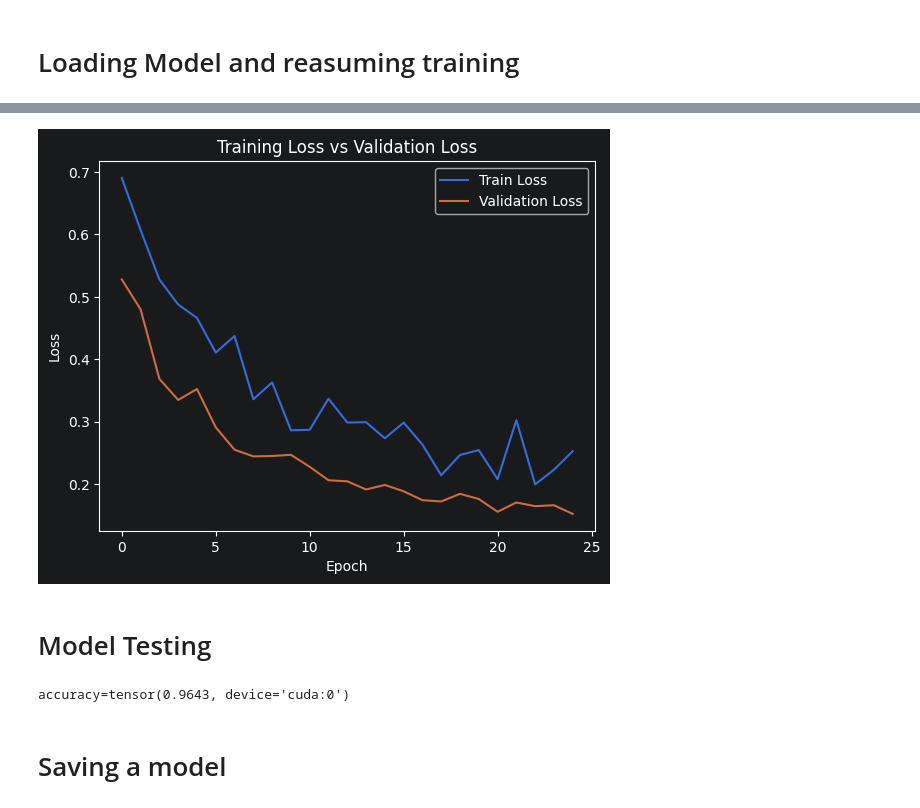
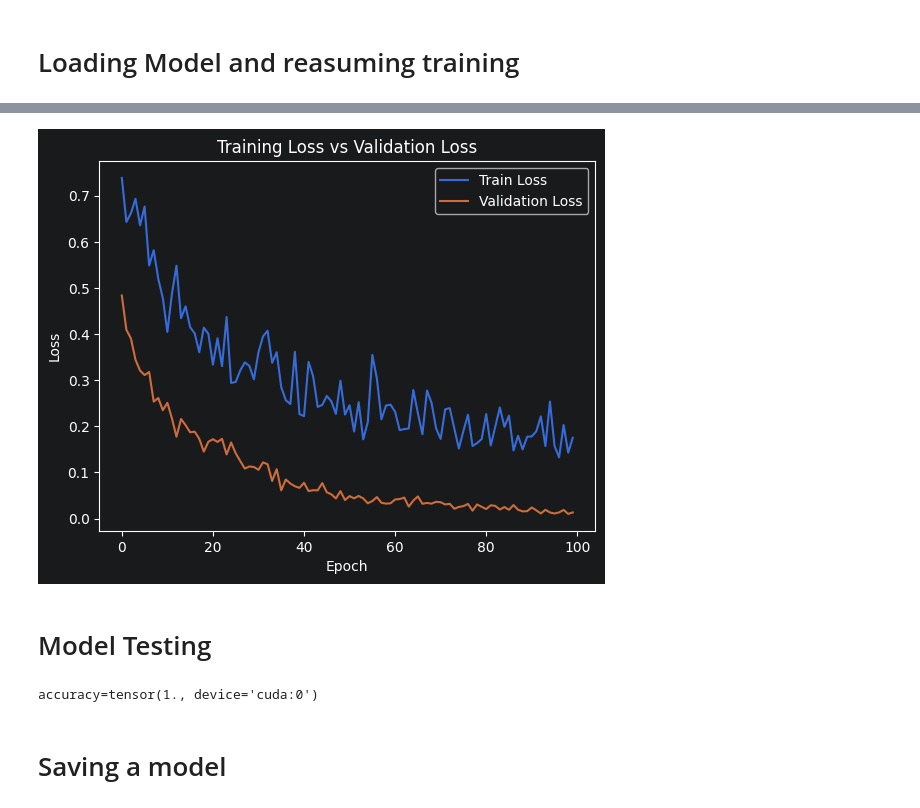
Before and after one commit to AI-MED-AGH/handwritten-digits-recognizer, a Jupyter notebook: Fine_tuning.ipynb, the cells around one changed output, grey strips where cells are left out. Drawn from its saved outputs; the diff is of its cells as text; code cells hidden in the pictures.

Commit message:
Change default recognizer into RecognizerV3ker5, adjust hyperparameters add softened ElasticTransform for data augmentation

```diff
--- a/Fine_tuning.ipynb
+++ b/Fine_tuning.ipynb
@@ -123,22 +123,22 @@ torch.Size([1, 28, 28])
 train_transform = torchvision.transforms.Compose([
     torchvision.transforms.RandomRotation(degrees=5),
     torchvision.transforms.RandomAffine(degrees=0, translate=(0.05, 0.05), scale=(0.9, 1.10)),
-    # torchvision.transforms.ElasticTransform(alpha=10.0, sigma=5.0) # temporary remove ElasticTransform
+    torchvision.transforms.ElasticTransform(alpha=5.0, sigma=2.0)
 ])
 # %% [markdown]
 # Loading Model and reasuming training
 # %%
-from models_arch.Recognizer import RecognizerOneConv as MyModel
+from models_arch.Recognizer import RecognizerV3ker5 as MyModel
 
 # Hyperparameters
-n_epochs = 25
+n_epochs = 100
 learning_rate = 0.1e-3
 
 # Use GPU acceleration if available
 device = torch.device("cuda" if torch.cuda.is_available() else "cpu")
 
 # Model
-PARAMS_PATH = path.join("trained_models", "RecognizerOneConv.pth")
+PARAMS_PATH = path.join("trained_models", "RecognizerV3ker5.pth")
 model = MyModel().to(device)
 model.load_state_dict(torch.load(PARAMS_PATH, map_location=device))
 
@@ -224,9 +224,9 @@ Epoch 25 | Train loss 0.2527 | Validate loss 0.1521
-[figure, old version]
+[figure, new version]
 # %% [markdown]
 # Model Testing
 # %%
 # WE CANNOT USE DATA FROM TEST_LOADER BECAUSE OF DATA LEAKAGE RIGHT NOW, IF WE WANT TO TEST THE MODEL'S ACCURACY, WE NEED TO CREATE ADDITIONAL TEST AND VALIDATION SET (RIGHT NOW, DUE TO INSUFFICIENT DATA IN THE CSV FILE FOR FINE-TUNING, IT IS IMPOSSIBLE
-# DECOMMENT JUST FOR
+# DECOMMENT JUST FOR A QUICK VIEW OF MODEL ACCURACY
 
 model.eval()
 
@@ -243,7 +243,7 @@ accuracy = correct / len(test_set)
 
 print(f"{accuracy=}")
 # %% [output]
-accuracy=tensor(0.9643, device='cuda:0')
+accuracy=tensor(1., device='cuda:0')
 # %% [markdown]
 # Saving a model
 # %%
```
Also changed, not shown: parts of 2 cells of this notebook.
